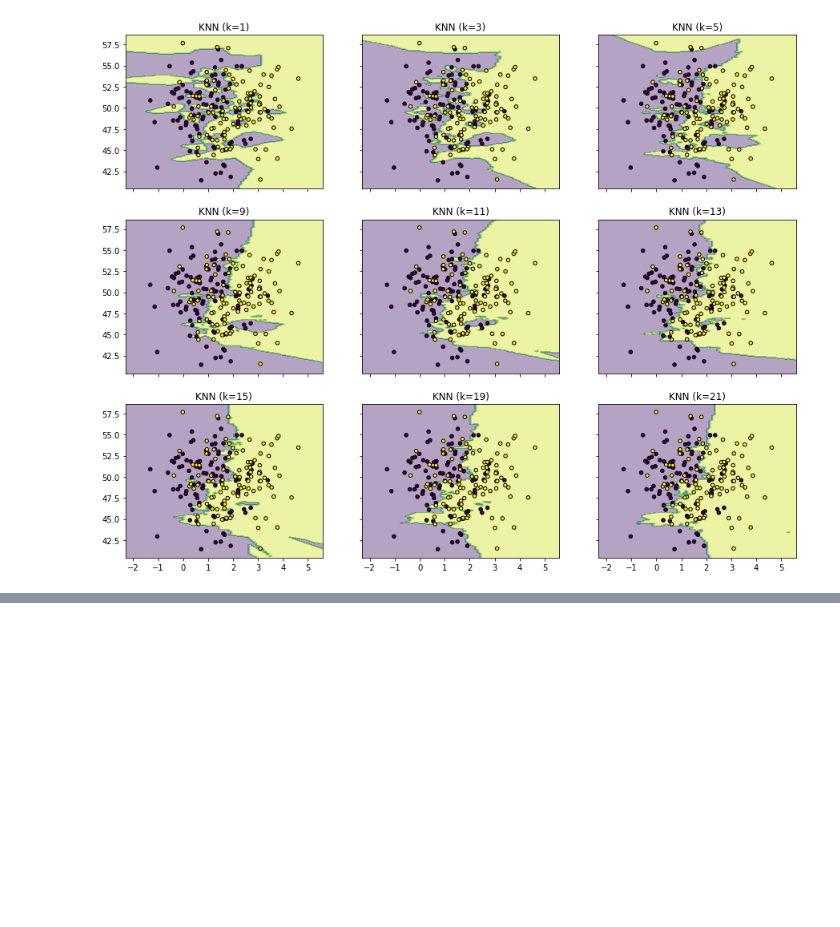
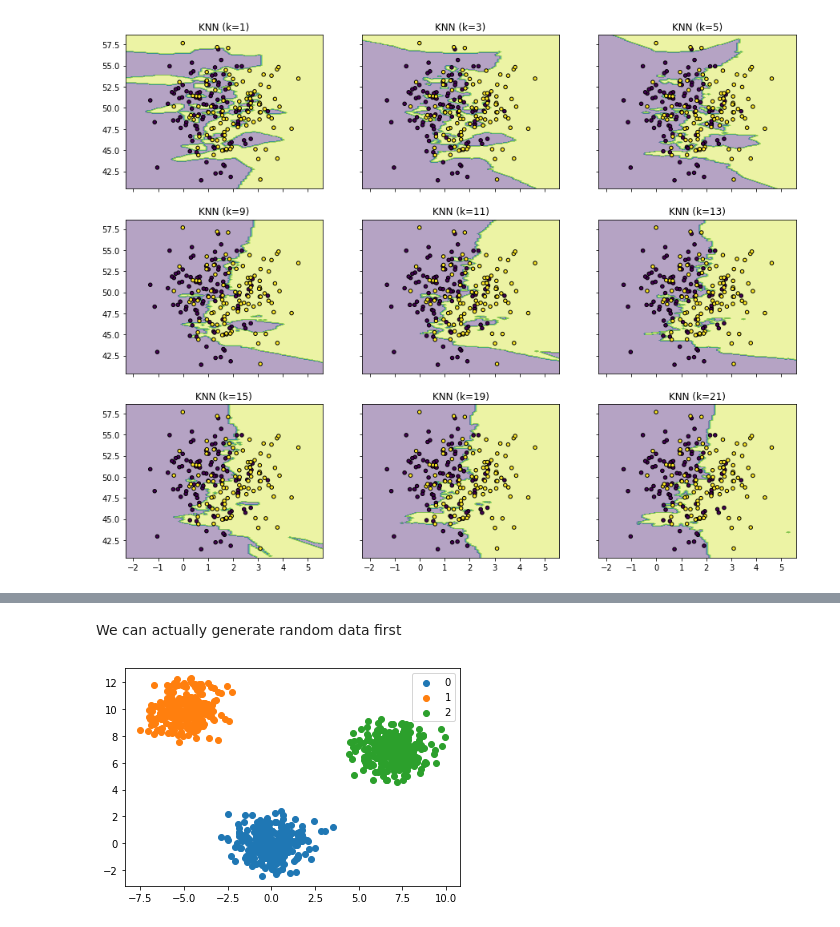
Before and after one commit to yeb2Binfang/ECE-GY-9163-ML-cyber, a Jupyter notebook: Lab/KNN_Kmeans.ipynb, the cells around one changed output, grey strips where cells are left out. Saved outputs shown, nothing was run; the diff lists cells and outputs as text; code cells hidden in the pictures; blank space fills up the shorter version.

```diff
--- a/Lab/KNN_Kmeans.ipynb
+++ b/Lab/KNN_Kmeans.ipynb
@@ -202,0 +247,15 @@ K-means 算法的过程
+# %% [markdown]
+We can actually generate random data first
+# %%
+x1 = np.random.multivariate_normal([0,0], [[1,0],[0,1]], 300)
+x2 = np.random.multivariate_normal([-5,10],[[1,0],[0,1]],300)
+x3 = np.random.multivariate_normal([7,7],[[1,0],[0,1]],300)
+X = np.concatenate((x1,x2))
+X = np.concatenate((X, x3))
+plt.scatter(x1[:,0], x1[:,1], label=str(0))
+plt.scatter(x2[:,0], x2[:,1], label=str(1))
+plt.scatter(x3[:,0], x3[:,1], label=str(2))
+plt.legend()
+plt.show()
+# %% [output]
+[figure, added]
```
Also changed, not shown: parts of 9 cells of this notebook.
